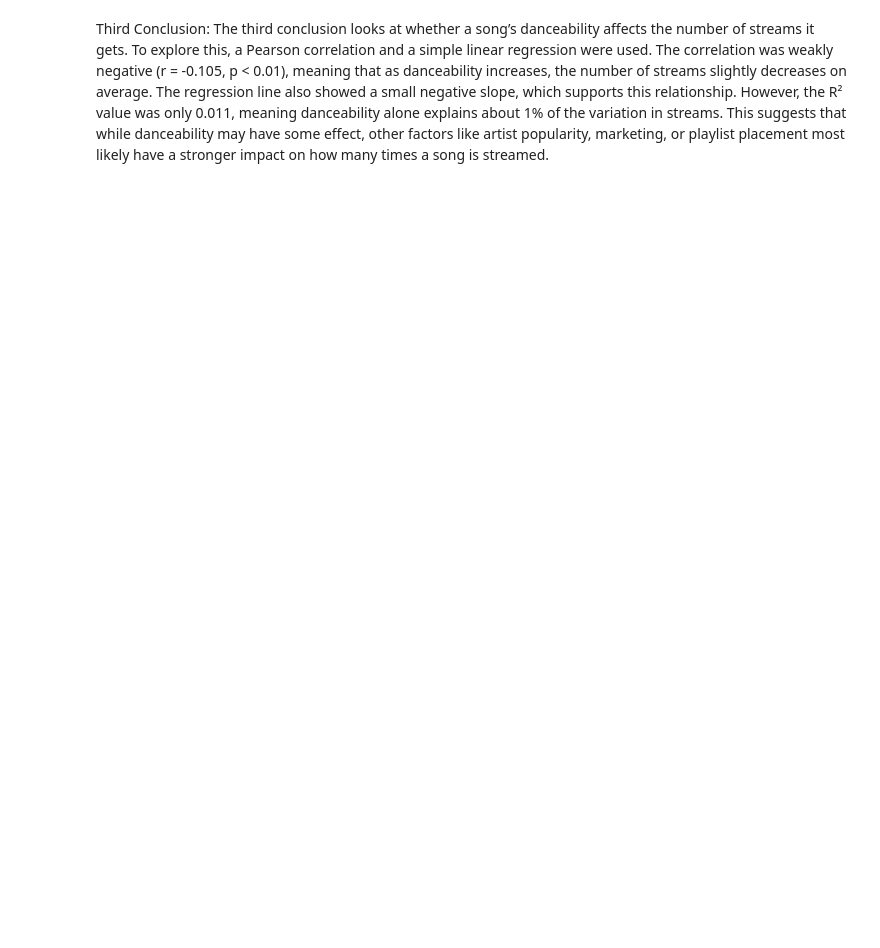
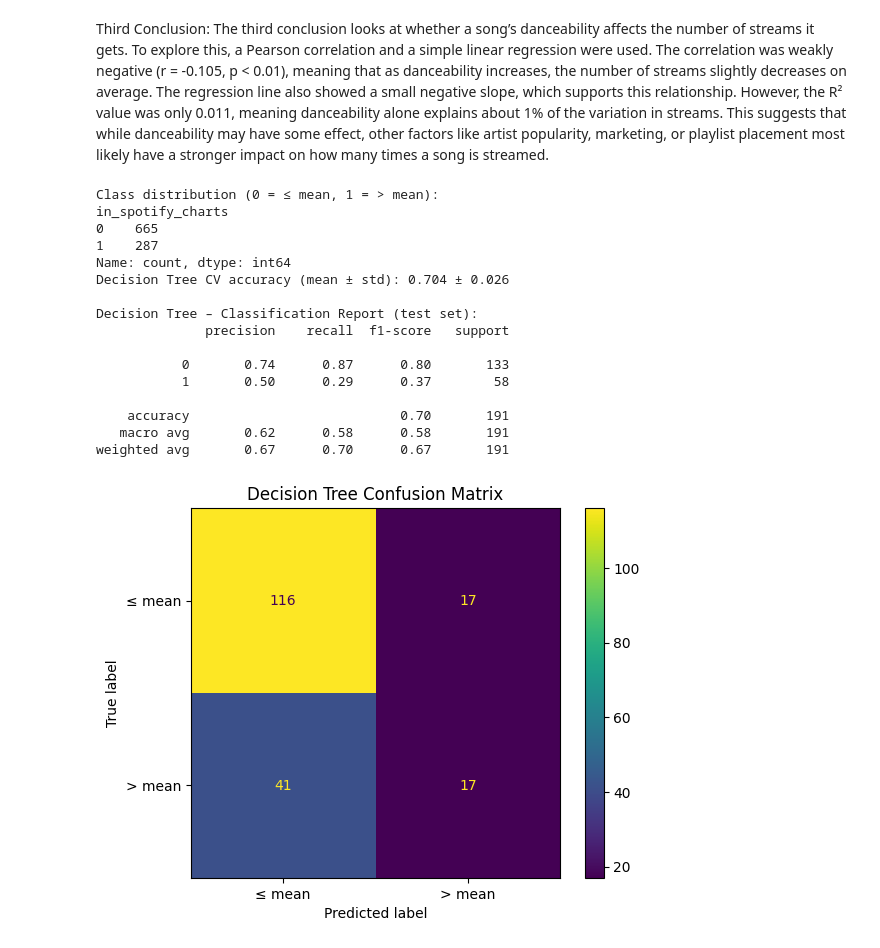
Before and after one commit to JoshuaHildebrand/CMSC320_Project, a Jupyter notebook: project.ipynb, the cells around one changed output. Saved outputs shown, nothing was run; the diff lists cells and outputs as text; code cells hidden in the pictures; blank space fills up the shorter version.

Commit message:
added another model - binary classification

```diff
--- a/project.ipynb
+++ b/project.ipynb
@@ -296,3 +276,70 @@ Notes:
 # %% [markdown]
 Third Conclusion:
 The third conclusion looks at whether a song’s danceability affects the number of streams it gets. To explore this, a Pearson correlation and a simple linear regression were used. The correlation was weakly negative (r = -0.105, p < 0.01), meaning that as danceability increases, the number of streams slightly decreases on average. The regression line also showed a small negative slope, which supports this relationship. However, the R² value was only 0.011, meaning danceability alone explains about 1% of the variation in streams. This suggests that while danceability may have some effect, other factors like artist popularity, marketing, or playlist placement most likely have a stronger impact on how many times a song is streamed.
+# %%
+# Choose your predictor columns (change to match your notebook)
+feature_cols = [
+    "in_spotify_playlists",
+    "in_apple_playlists",
+    "in_deezer_playlists",
+    "streams",
+    "energy_%"
+]
+
+X = charts2[feature_cols].copy()
+
+# Binary target: 1 if above mean Spotify chart count, 0 otherwise
+spotify_charts = charts2["in_spotify_charts"]
+y = (spotify_charts > spotify_charts.mean()).astype(int)
+
+print("Class distribution (0 = ≤ mean, 1 = > mean):")
+print(y.value_counts())
+X_train, X_test, y_train, y_test = train_test_split(
+    X, y,
+    test_size=0.2,
+    random_state=42,
+    stratify=y
+)
+tree_clf = DecisionTreeClassifier(
+    max_depth=4,
+    random_state=42
+)
+
+# Cross-validation on training set
+cv = StratifiedKFold(n_splits=5, shuffle=True, random_state=42)
+tree_cv_scores = cross_val_score(tree_clf, X_train, y_train, cv=cv)
+
+print("Decision Tree CV accuracy (mean ± std): "
+      f"{tree_cv_scores.mean():.3f} ± {tree_cv_scores.std():.3f}")
+
+# Fit on full training data
+tree_clf.fit(X_train, y_train)
+
+# Evaluate on test data
+y_pred_tree = tree_clf.predict(X_test)
+print("\nDecision Tree – Classification Report (test set):")
+print(classification_report(y_test, y_pred_tree))
+ConfusionMatrixDisplay.from_estimator(
+    tree_clf, X_test, y_test,
+    display_labels=["≤ mean", "> mean"]
+)
+plt.title("Decision Tree Confusion Matrix")
+plt.show()
+# %% [output]
+Class distribution (0 = ≤ mean, 1 = > mean):
+in_spotify_charts
+0    665
+1    287
+Name: count, dtype: int64
+Decision Tree CV accuracy (mean ± std): 0.704 ± 0.026
+
+Decision Tree – Classification Report (test set):
+              precision    recall  f1-score   support
+
+           0       0.74      0.87      0.80       133
+           1       0.50      0.29      0.37        58
+
+    accuracy                           0.70       191
+   macro avg       0.62      0.58      0.58       191
+weighted avg       0.67      0.70      0.67       191
+[figure, added]
```
Also changed, not shown: parts of 16 cells of this notebook.
